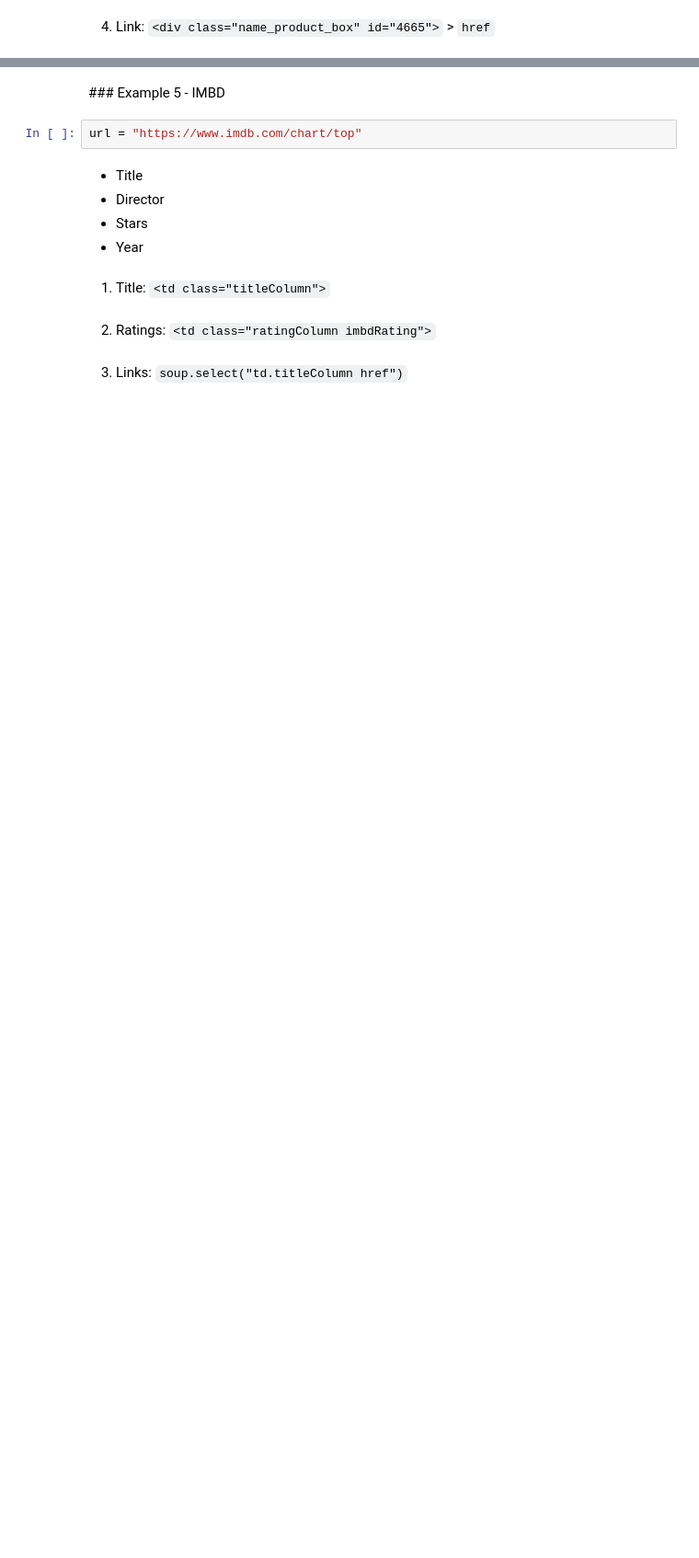
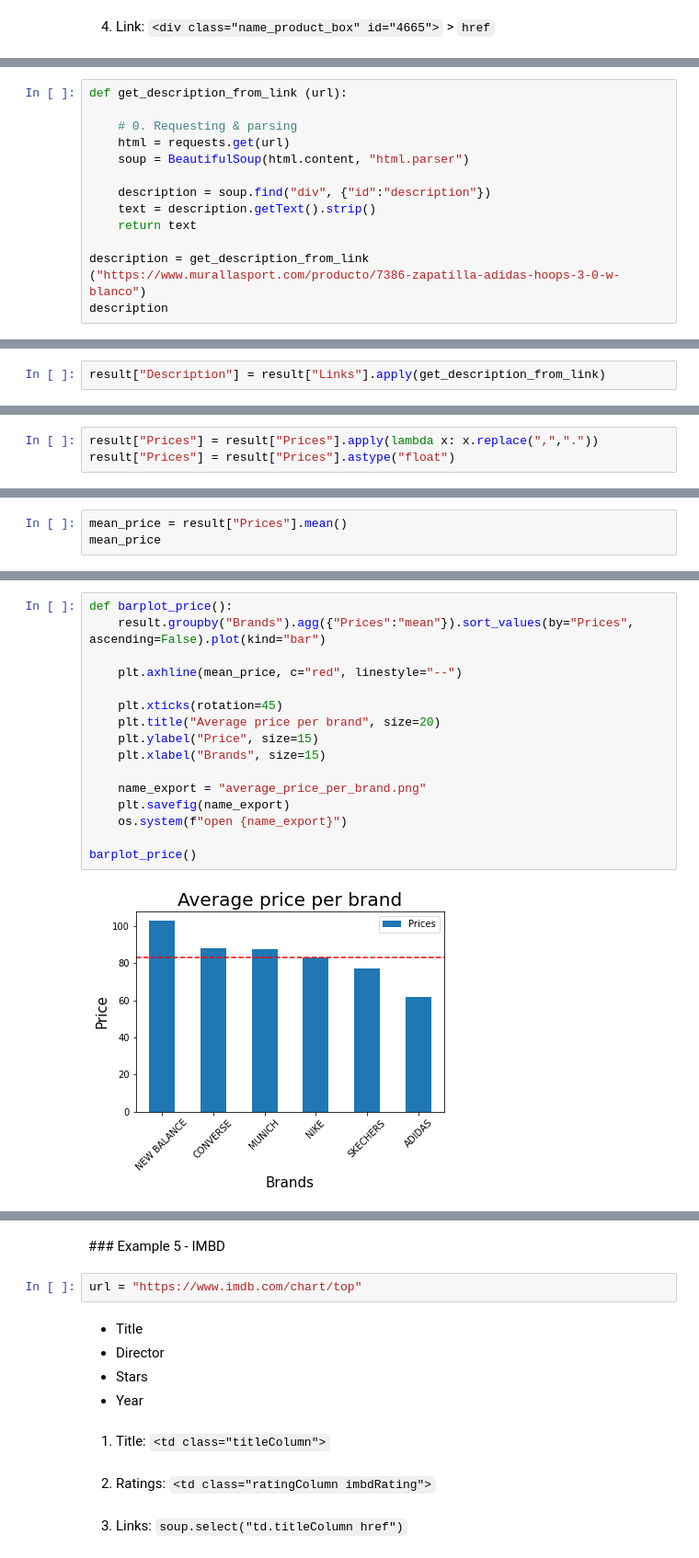
Before and after one commit to Ironhack-data-bcn-january-2024/lectures, a Jupyter notebook: week-3/02-Web scraping.ipynb, the cells around one changed output, grey strips where cells are left out. Shown at 92% size. Saved outputs shown, nothing was run; the diff lists cells and outputs as text; blank space fills up the shorter version.

```diff
--- a/week-3/02-Web scraping.ipynb
+++ b/week-3/02-Web scraping.ipynb
@@ -587,0 +870,13 @@ import numpy as np
+# %%
+def get_description_from_link (url):
+
+    # 0. Requesting & parsing
+    html = requests.get(url)
+    soup = BeautifulSoup(html.content, "html.parser")
+
+    description = soup.find("div", {"id":"description"})
+    text = description.getText().strip()
+    return text
+
+description = get_description_from_link ("https://www.murallasport.com/producto/7386-zapatilla-adidas-hoops-3-0-w-blanco")
+description
@@ -587,0 +898,2 @@ import numpy as np
+# %%
+result["Description"] = result["Links"].apply(get_description_from_link)
@@ -587,0 +948,3 @@ import numpy as np
+# %%
+result["Prices"] = result["Prices"].apply(lambda x: x.replace(",","."))
+result["Prices"] = result["Prices"].astype("float")
@@ -587,0 +964,3 @@ import numpy as np
+# %%
+mean_price = result["Prices"].mean()
+mean_price
@@ -587,0 +971,18 @@ import numpy as np
+# %%
+def barplot_price():
+    result.groupby("Brands").agg({"Prices":"mean"}).sort_values(by="Prices", ascending=False).plot(kind="bar")
+
+    plt.axhline(mean_price, c="red", linestyle="--")
+
+    plt.xticks(rotation=45)
+    plt.title("Average price per brand", size=20)
+    plt.ylabel("Price", size=15)
+    plt.xlabel("Brands", size=15)
+
+    name_export = "average_price_per_brand.png"
+    plt.savefig(name_export)
+    os.system(f"open {name_export}")
+
+barplot_price()
+# %% [output]
+[figure, added]
```
Also changed, not shown: parts of 112 cells of this notebook, 11 other files.
